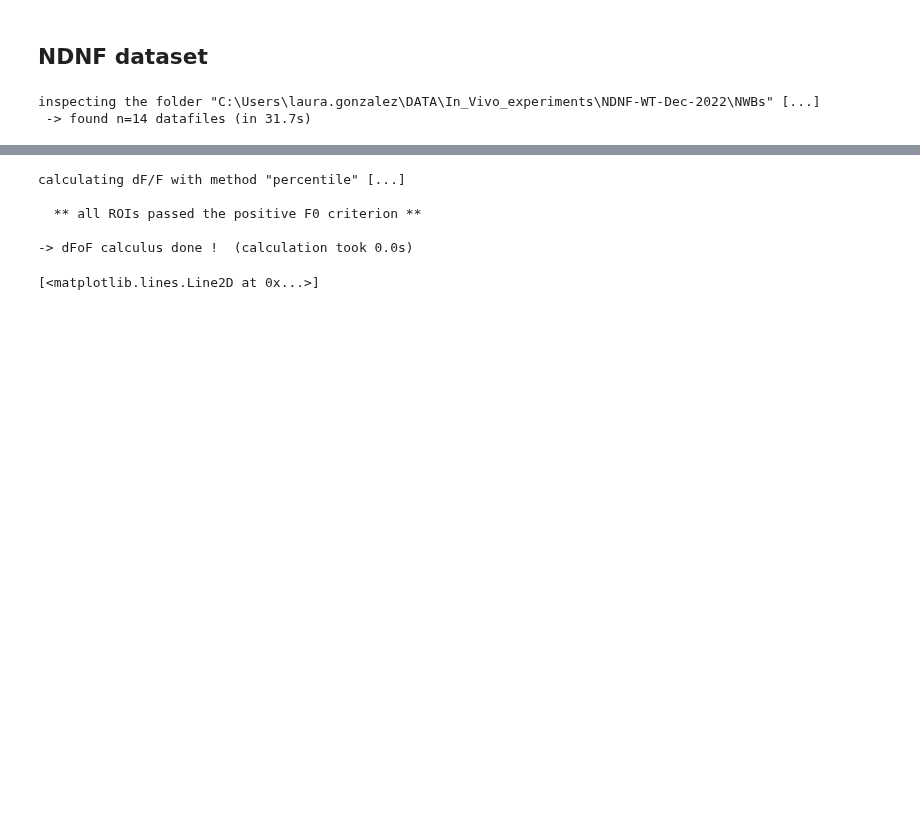
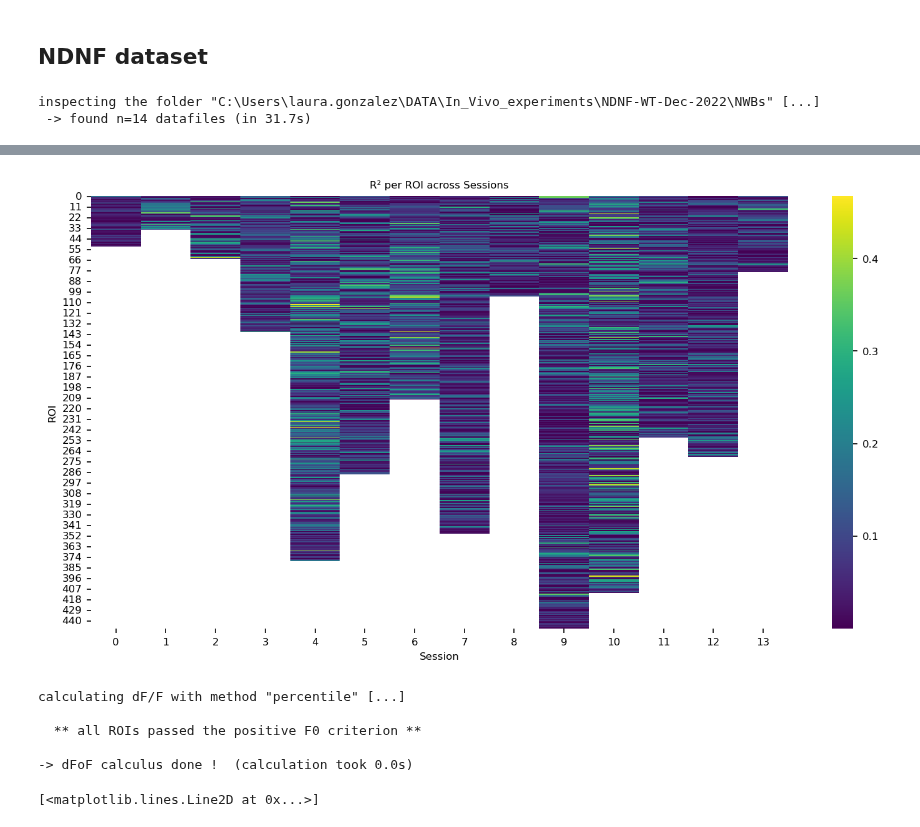
Before and after one commit to LauraGonzalez2000/physion, a Jupyter notebook: notebooks/personalized/Tests.ipynb, the cells around one changed output, grey strips where cells are left out. Saved outputs shown, nothing was run; the diff lists cells and outputs as text; code cells hidden in the pictures; blank space fills up the shorter version.

```diff
--- a/notebooks/personalized/Tests.ipynb
+++ b/notebooks/personalized/Tests.ipynb
@@ -142,3 +216,23 @@ ROI :  111
+# %%
+import numpy as np
+import seaborn as sns
+import matplotlib.pyplot as plt
+
+# Find the maximum number of ROIs across sessions
+max_rois = max(len(r_sq_s) for r_sq_s in r_sq_s_all)
+
+# Pad each list with np.nan to make them equal length
+r_sq_array = np.array([r_sq_s + [np.nan] * (max_rois - len(r_sq_s)) for r_sq_s in r_sq_s_all]).T
+
+# Plot heatmap
+plt.figure(figsize=(12, 6))
+sns.heatmap(r_sq_array, annot=False, cmap='viridis', cbar=True)
+plt.xlabel('Session')
+plt.ylabel('ROI')
+plt.title('R² per ROI across Sessions')
+plt.show()
+# %% [output]
+[figure, added]
 # %%
 data.build_dFoF()
 data.t_dFoF[-1]
```
Also changed, not shown: parts of 6 cells of this notebook, 4 other files.
